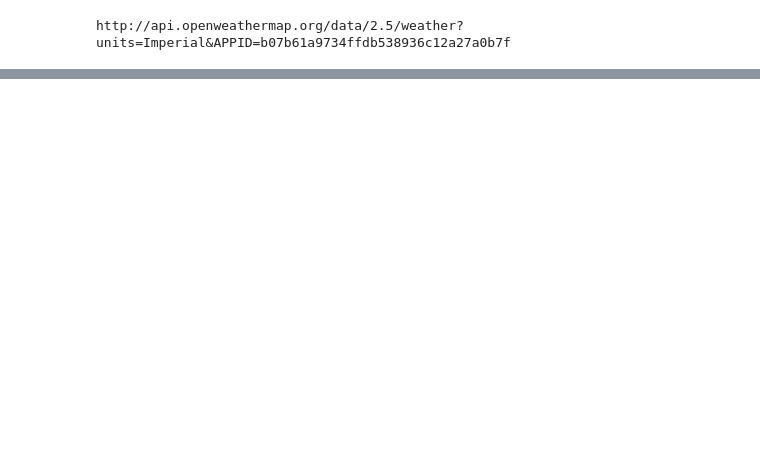
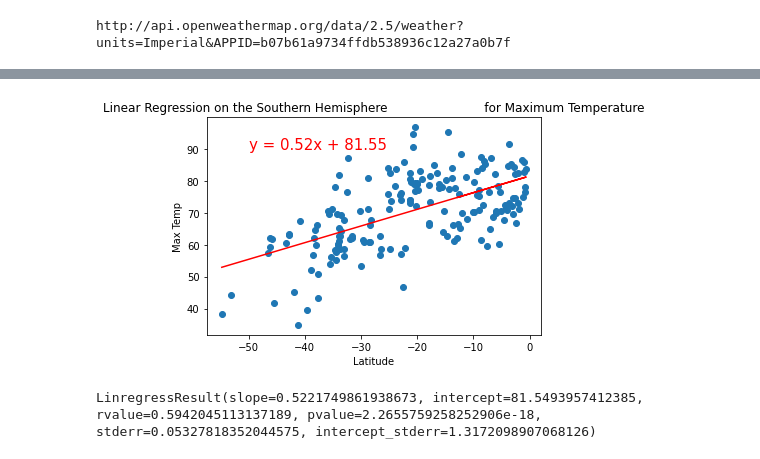
Before and after one commit to HMojadidi/World_Weather_Analysis, a Jupyter notebook: WeatherPy.ipynb, the cells around one changed output, grey strips where cells are left out. Cells and saved outputs as stored; diff of their text form; code cells hidden in the pictures; blank space fills up the shorter version.

```diff
--- a/WeatherPy.ipynb
+++ b/WeatherPy.ipynb
@@ -257,0 +339,14 @@ plt.show()
+# %%
+# Linear regression on the Southern Hemisphere for Max Temp
+x_values = southern_hemi_df["Lat"]
+y_values = southern_hemi_df["Max Temp"]
+# Call the function.
+plot_linear_regression(x_values, y_values,
+                       'Linear Regression on the Southern Hemisphere \
+                        for Maximum Temperature', 'Max Temp',(-50,90))
+# %% [output]
+[figure, added]
+# %%
+linregress(x_values, y_values)
+# %% [output]
+LinregressResult(slope=0.5221749861938673, intercept=81.5493957412385, rvalue=0.5942045113137189, pvalue=2.2655759258252906e-18, stderr=0.05327818352044575, intercept_stderr=1.3172098907068126)
```
Also changed, not shown: parts of 28 cells of this notebook.
